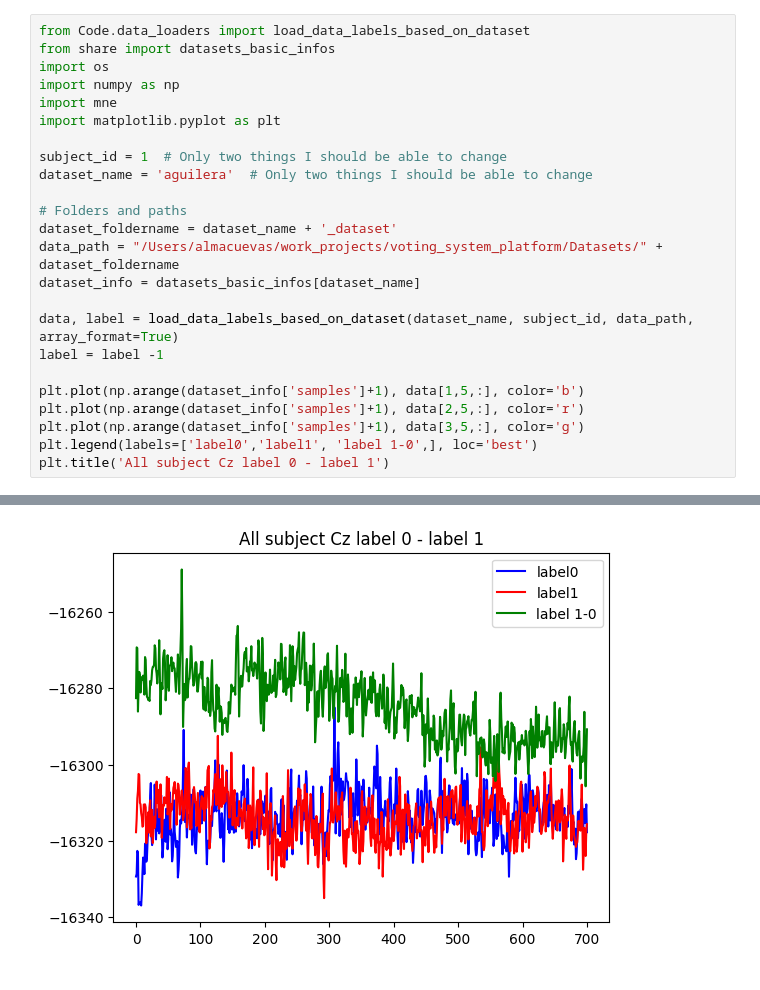
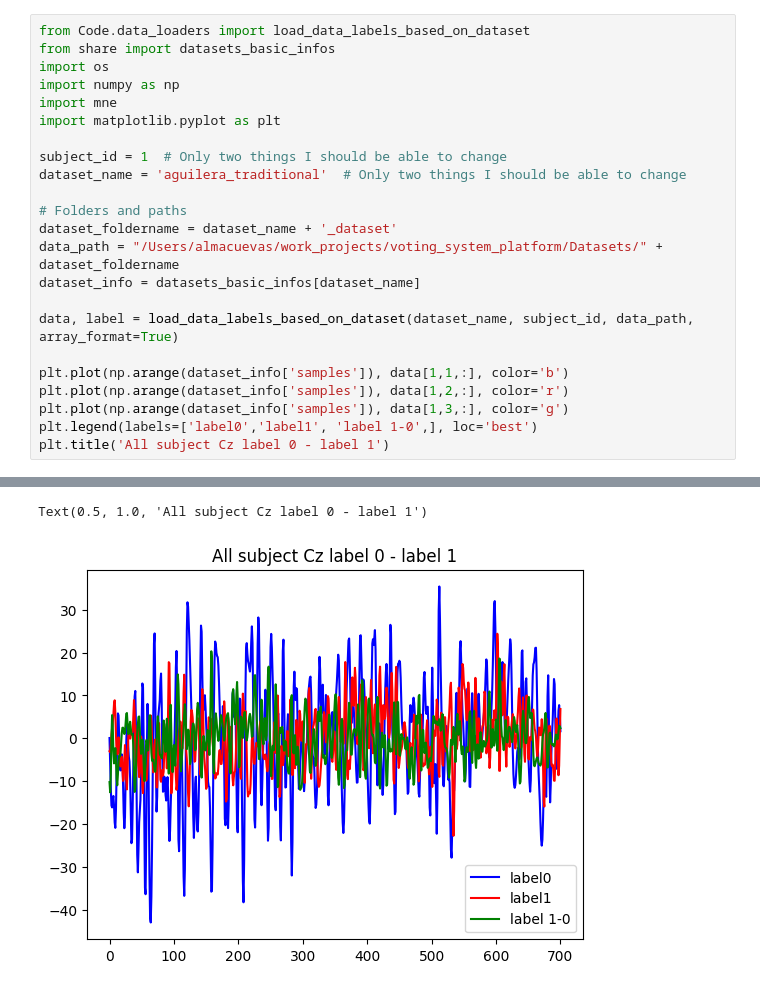
Before and after one commit to AlmaCuevas/EEG-Classifiers-Ensemble, a Jupyter notebook: Code/Abandoned/LMDA_Code/plot_ERP.ipynb, the cells around one changed output, grey strips where cells are left out. Drawn from its saved outputs; the diff is of its cells as text.

```diff
--- a/Code/Abandoned/LMDA_Code/plot_ERP.ipynb
+++ b/Code/Abandoned/LMDA_Code/plot_ERP.ipynb
@@ -7,7 +7,7 @@ import mne
 import matplotlib.pyplot as plt
 
 subject_id = 1  # Only two things I should be able to change
-dataset_name = 'aguilera'  # Only two things I should be able to change
+dataset_name = 'aguilera_traditional'  # Only two things I should be able to change
 
 # Folders and paths
 dataset_foldername = dataset_name + '_dataset'
@@ -15,11 +15,10 @@ data_path = "/Users/almacuevas/work_projects/voting_system_platform/Datasets/" +
 dataset_info = datasets_basic_infos[dataset_name]
 
 data, label = load_data_labels_based_on_dataset(dataset_name, subject_id, data_path, array_format=True)
-label = label -1
 
-plt.plot(np.arange(dataset_info['samples']+1), data[1,5,:], color='b')
-plt.plot(np.arange(dataset_info['samples']+1), data[2,5,:], color='r')
-plt.plot(np.arange(dataset_info['samples']+1), data[3,5,:], color='g')
+plt.plot(np.arange(dataset_info['samples']), data[1,1,:], color='b')
+plt.plot(np.arange(dataset_info['samples']), data[1,2,:], color='r')
+plt.plot(np.arange(dataset_info['samples']), data[1,3,:], color='g')
 plt.legend(labels=['label0','label1', 'label 1-0',], loc='best')
 plt.title('All subject Cz label 0 - label 1')
 # %% [output]
@@ -34 +43,2 @@ Text(0.5, 1.0, 'All subject Cz label 0 - label 1')
+Text(0.5, 1.0, 'All subject Cz label 0 - label 1')
-[figure, old version]
+[figure, new version]
```
Also changed, not shown: parts of 1 cell of this notebook, 29 other files.
